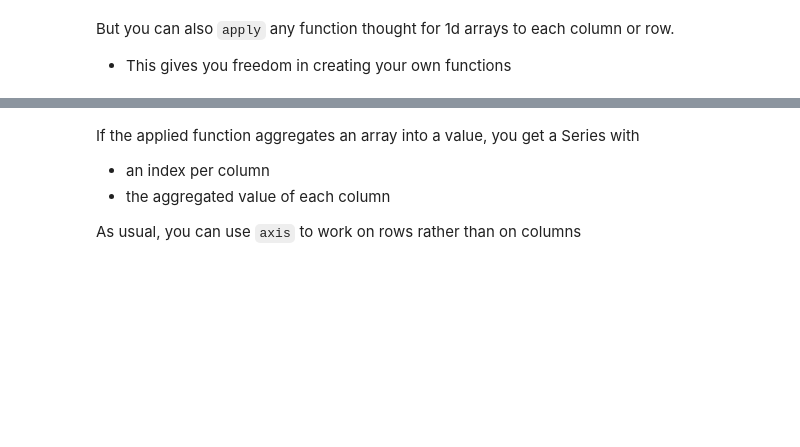
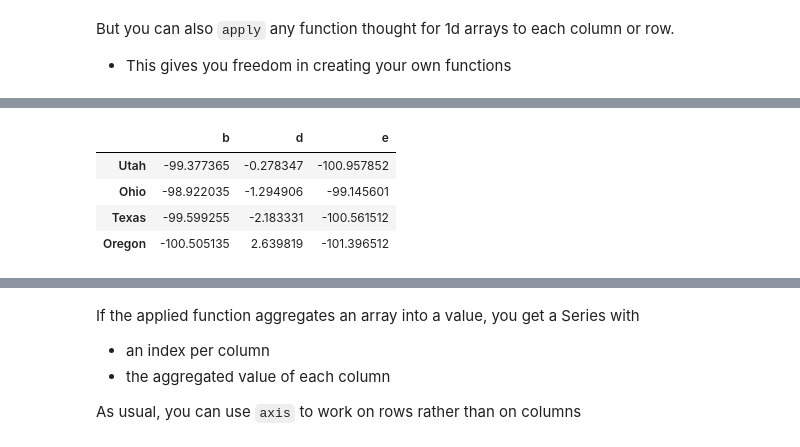
Before and after one commit to EMbeDS-education/IPDPP-GSSI-20212022, a Jupyter notebook: jupyter/jupyterNotebooks/Part1_NumPy_Pandas.ipynb, the cells around one changed output, grey strips where cells are left out. Cells and saved outputs as stored; diff of their text form; code cells hidden in the pictures; blank space fills up the shorter version.

```diff
--- a/jupyter/jupyterNotebooks/Part1_NumPy_Pandas.ipynb
+++ b/jupyter/jupyterNotebooks/Part1_NumPy_Pandas.ipynb
@@ -2308,0 +2321,10 @@ frame.apply(f)
+# %%
+# Double only columns where Oregon is positive
+f = lambda arr: arr*2 if arr.Oregon>0 else arr-100
+frame.apply(f,axis=0) #same as axis="rows"
+# %% [output]
+|  | b | d | e |
+| Utah | -99.377365 | -0.278347 | -100.957852 |
+| Ohio | -98.922035 | -1.294906 | -99.145601 |
+| Texas | -99.599255 | -2.183331 | -100.561512 |
+| Oregon | -100.505135 | 2.639819 | -101.396512 |
```
Also changed, not shown: parts of 76 cells of this notebook.
